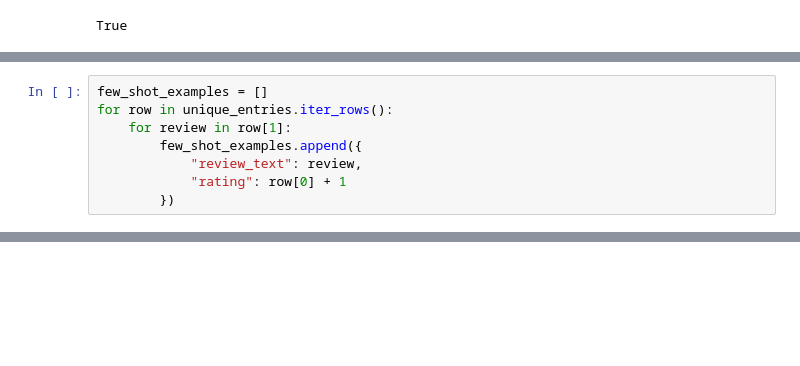
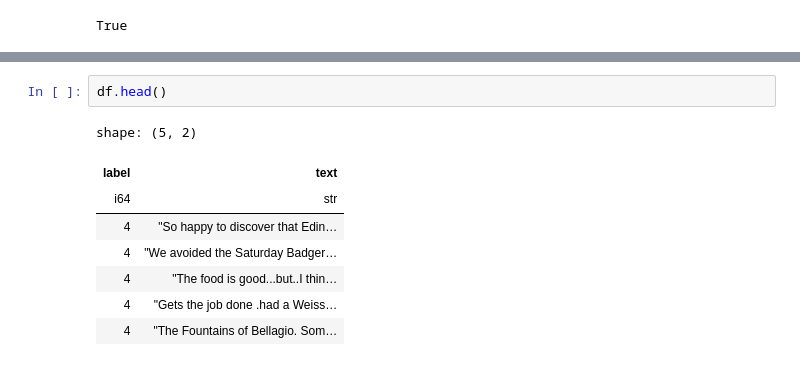
Before and after one commit to avigoen/yelp-review-agentic-analysis, a Jupyter notebook: notebooks/zero-vs-few-shot.ipynb, the cells around one changed output, grey strips where cells are left out. Drawn from its saved outputs; the diff is of its cells as text; blank space fills up the shorter version.

```diff
--- a/notebooks/zero-vs-few-shot.ipynb
+++ b/notebooks/zero-vs-few-shot.ipynb
@@ -89,8 +5,0 @@ unique_entries = train_df.group_by("label").agg(pl.all().sample(2, with_replacem
-# %%
-few_shot_examples = []
-for row in unique_entries.iter_rows():
-    for review in row[1]:
-        few_shot_examples.append({
-            "review_text": review,
-            "rating": row[0] + 1
-        })
@@ -161,0 +38,11 @@ json.loads(output)
+# %%
+df.head()
+# %% [output]
+shape: (5, 2)
+| label | text |
+| i64 | str |
+| 4 | "So happy to discover that Edin… |
+| 4 | "We avoided the Saturday Badger… |
+| 4 | "The food is good...but..I thin… |
+| 4 | "Gets the job done .had a Weiss… |
+| 4 | "The Fountains of Bellagio. Som… |
```
Also changed, not shown: parts of 48 cells of this notebook.
